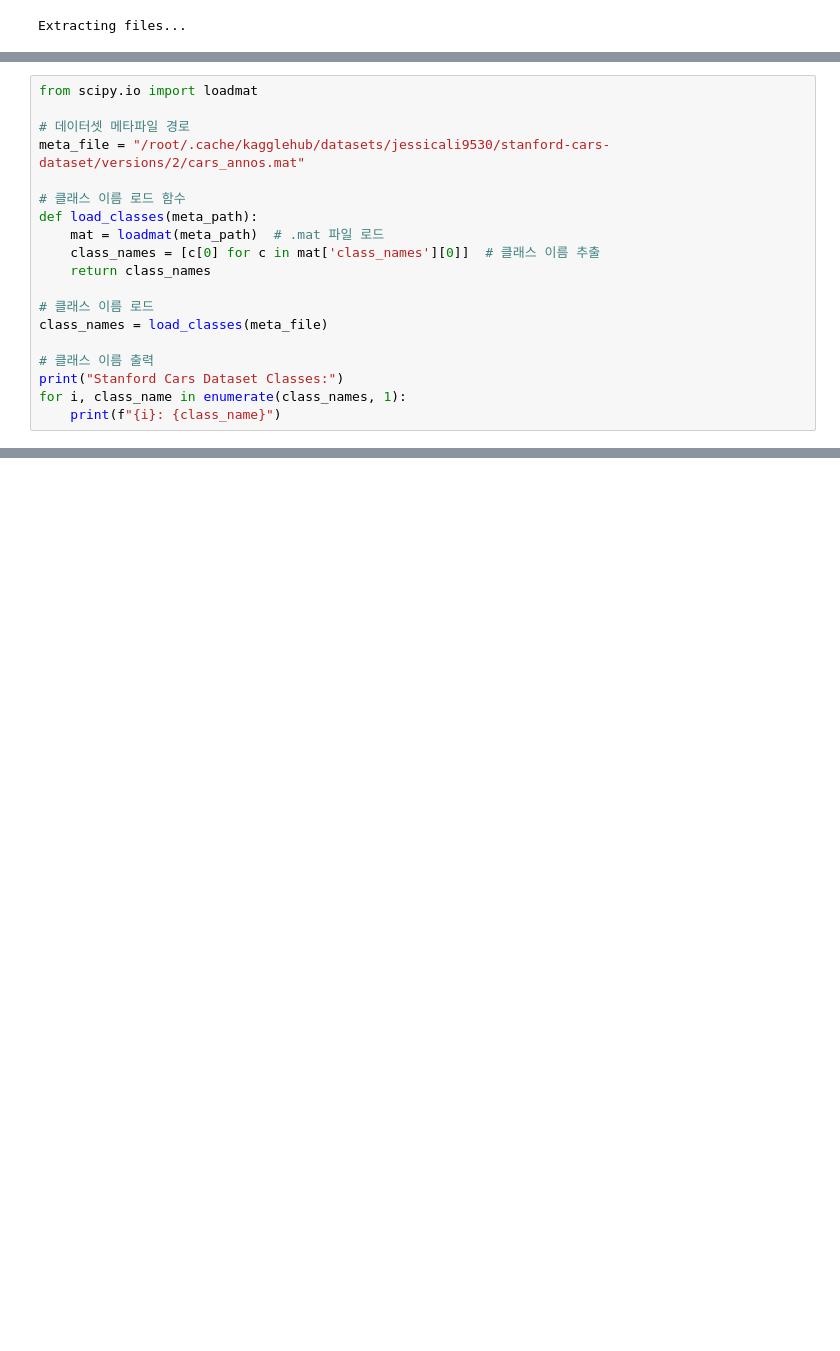
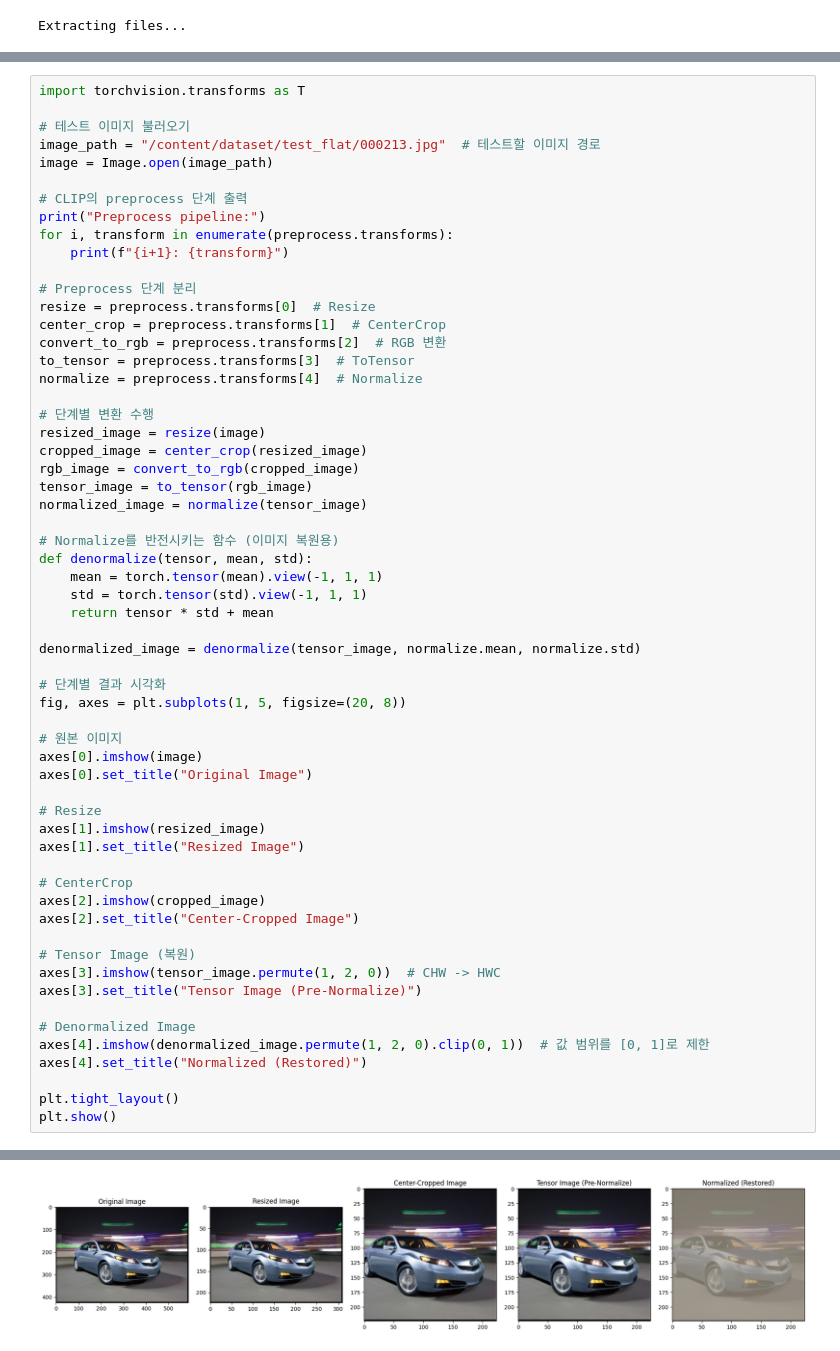
Before and after one commit to koheon2/COSE474_Project, a Jupyter notebook: COSE474_Final_Project.ipynb, the cells around one changed output, grey strips where cells are left out. Saved outputs shown, nothing was run; the diff lists cells and outputs as text; blank space fills up the shorter version.

```diff
--- a/COSE474_Final_Project.ipynb
+++ b/COSE474_Final_Project.ipynb
@@ -281,19 +63,0 @@ CLIP Zero-Shot Accuracy on Reindexed Test Data: 0.57%
-# %%
-from scipy.io import loadmat
-
-# 데이터셋 메타파일 경로
-meta_file = "/root/.cache/kagglehub/datasets/jessicali9530/stanford-cars-dataset/versions/2/cars_annos.mat"
-
-# 클래스 이름 로드 함수
-def load_classes(meta_path):
-    mat = loadmat(meta_path)  # .mat 파일 로드
-    class_names = [c[0] for c in mat['class_names'][0]]  # 클래스 이름 추출
-    return class_names
-
-# 클래스 이름 로드
-class_names = load_classes(meta_file)
-
-# 클래스 이름 출력
-print("Stanford Cars Dataset Classes:")
-for i, class_name in enumerate(class_names, 1):
-    print(f"{i}: {class_name}")
@@ -1686,0 +330,60 @@ sub_classes = {
+# %%
+import torchvision.transforms as T
+
+# 테스트 이미지 불러오기
+image_path = "/content/dataset/test_flat/000213.jpg"  # 테스트할 이미지 경로
+image = Image.open(image_path)
+
+# CLIP의 preprocess 단계 출력
+print("Preprocess pipeline:")
+for i, transform in enumerate(preprocess.transforms):
+    print(f"{i+1}: {transform}")
+
+# Preprocess 단계 분리
+resize = preprocess.transforms[0]  # Resize
+center_crop = preprocess.transforms[1]  # CenterCrop
+convert_to_rgb = preprocess.transforms[2]  # RGB 변환
+to_tensor = preprocess.transforms[3]  # ToTensor
+normalize = preprocess.transforms[4]  # Normalize
+
+# 단계별 변환 수행
+resized_image = resize(image)
+cropped_image = center_crop(resized_image)
+rgb_image = convert_to_rgb(cropped_image)
+tensor_image = to_tensor(rgb_image)
+normalized_image = normalize(tensor_image)
+
+# Normalize를 반전시키는 함수 (이미지 복원용)
+def denormalize(tensor, mean, std):
+    mean = torch.tensor(mean).view(-1, 1, 1)
+    std = torch.tensor(std).view(-1, 1, 1)
+    return tensor * std + mean
+
+denormalized_image = denormalize(tensor_image, normalize.mean, normalize.std)
+
+# 단계별 결과 시각화
+fig, axes = plt.subplots(1, 5, figsize=(20, 8))
+
+# 원본 이미지
+axes[0].imshow(image)
+axes[0].set_title("Original Image")
+
+# Resize
+axes[1].imshow(resized_image)
+axes[1].set_title("Resized Image")
+
+# CenterCrop
+axes[2].imshow(cropped_image)
+axes[2].set_title("Center-Cropped Image")
+
+# Tensor Image (복원)
+axes[3].imshow(tensor_image.permute(1, 2, 0))  # CHW -> HWC
+axes[3].set_title("Tensor Image (Pre-Normalize)")
+
+# Denormalized Image
+axes[4].imshow(denormalized_image.permute(1, 2, 0).clip(0, 1))  # 값 범위를 [0, 1]로 제한
+axes[4].set_title("Normalized (Restored)")
+
+plt.tight_layout()
+plt.show()
+# %% [output]
@@ -1686,0 +396 @@ sub_classes = {
+[figure, added]
```
Also changed, not shown: parts of 37 cells of this notebook.
